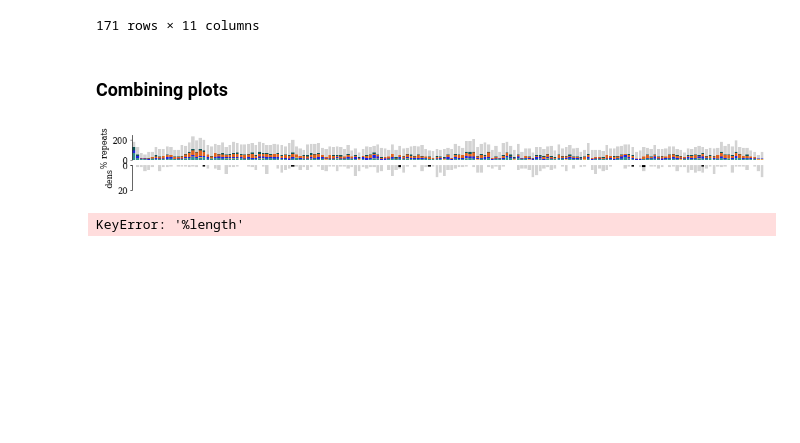
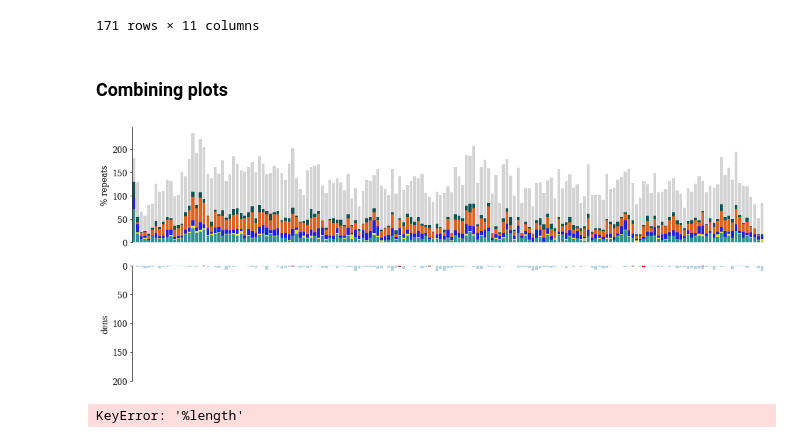
Before and after one commit to DaSh-bash/GenomeVanessa, a Jupyter notebook: Figures/VanessaGenomeFigures.ipynb, the cells around one changed output. Saved outputs shown, nothing was run; the diff lists cells and outputs as text; code cells hidden in the pictures; blank space fills up the shorter version.

Commit message:
figure update

```diff
--- a/Figures/VanessaGenomeFigures.ipynb
+++ b/Figures/VanessaGenomeFigures.ipynb
@@ -726,7 +726,7 @@ def plot_rep_stack_bar_density(df,Mb_num):
     sns.barplot(x=df["begin"], y=df["dens_LINEadd"] , color="#005f60")
     sns.barplot(x=df["begin"], y=df["dens_SINEadd"] , color="#fd5900")
     sns.barplot(x=df["begin"], y=df["dens_DNAtransadd"] , color="blue")
-    sns.barplot(x=df["begin"], y=df["dens_LTRadd"] , color="#faab36")
+    sns.barplot(x=df["begin"], y=df["dens_LTRadd"] , color="yellow")
     sns.barplot(x=df["begin"], y=df["dens_nonLTR"] , color="#249ea0")
 
     plt.xlabel("Position along the chromosome (100kb windows)")
@@ -916,44 +916,44 @@ plt.rcParams['axes.spines.right'] = False
 plt.rcParams['axes.spines.top'] = False
 plt.rcParams['axes.spines.bottom'] = False
 
-fig = plt.figure(figsize=(17,1.5))
+fig = plt.figure(figsize=(17,7))
 ax = fig.add_subplot(2,1,2)
-sns.barplot(x=dfr["begin"], y=dfr["density_gene"], color="lightgrey")
-sns.barplot(x=dfr["begin"], y=dfr["density_gene_ex"], color="black")
+sns.barplot(x=dfr["begin"], y=dfr["density_gene"], color="lightblue")
+sns.barplot(x=dfr["begin"], y=dfr["density_gene_ex"], color="red")
 ax.axes.xaxis.set_ticks([])
 x_axis = ax.axes.get_xaxis()
 x_axis.set_visible(False)
-ax.set_ylim([0,20])
+ax.set_ylim([0,200])
 ax.invert_yaxis()
 plt.xlabel("Position along the chromosome")
 plt.ylabel("dens")
 
 
 ax2 = fig.add_subplot(2,1,1)
 plot_rep_stack_bar_density(dfr2,17)
 
 
 #plot_rep_stack_bar(make_repeat_df("/Users/dshipilina/GitHub/GenomeVanessa/WindowBasedAnalysis/WindowedRepeatDensity/100k_counts/LR999929.1-repeat-count.out"),4,"40")
 #plot_rep_stack_bar(make_repeat_df("/Users/dshipilina/GitHub/GenomeVanessa/WindowBasedAnalysis/WindowedRepeatDensityLocal/LR999929.1-repeat-count.out"),4,"40")
 
 #sns.barplot(x=dfr["begin"][40:49], y=dfr["%length"][40:49] , color="lightgrey")
 #plt.tick_params(axis='x', labelsize=1)
 #ax = plt.gca()
     #ax.axes.xaxis.set_ticks([])
     #x_axis = ax.axes.get_xaxis()
     #x_axis.set_visible(False)
 #ax.axes.xaxis.set_ticks([])
 #x_axis = ax.axes.get_xaxis()
 #x_axis.set_visible(False)
 #ax.set_ylim([0,10])
 #ax.invert_yaxis()
 
 # Plotting gains density
 #sns.barplot(x=dfr2["begin"][40:49], y=dfr2["%length"][40:49] , color="grey")
 #plt.xlabel("Position along the chromosome")
 #plt.ylabel("N genes")
 # %% [output]
-[figure, old version]
+[figure, new version]
 # %%
 fig = plt.figure(figsize=(12,12))
 ax = fig.add_subplot(2,1,1)
```
Also changed, not shown: parts of 1 cell of this notebook, 2 other files.
